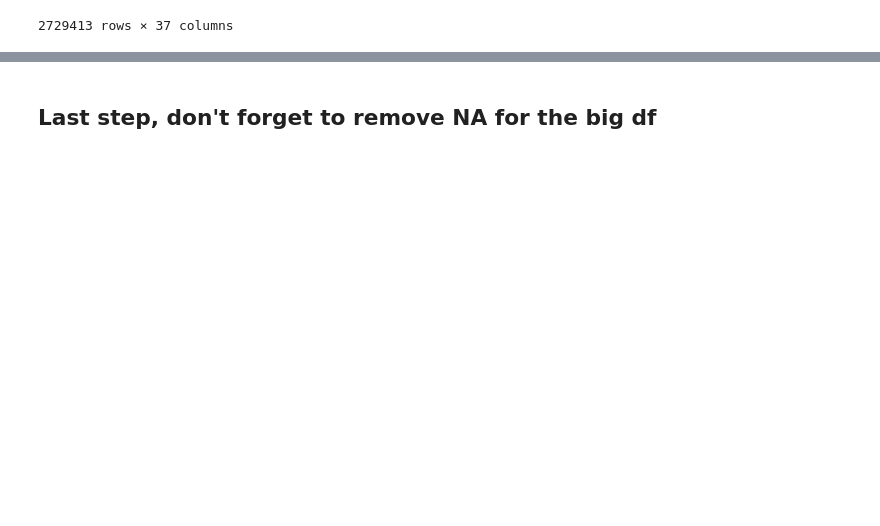
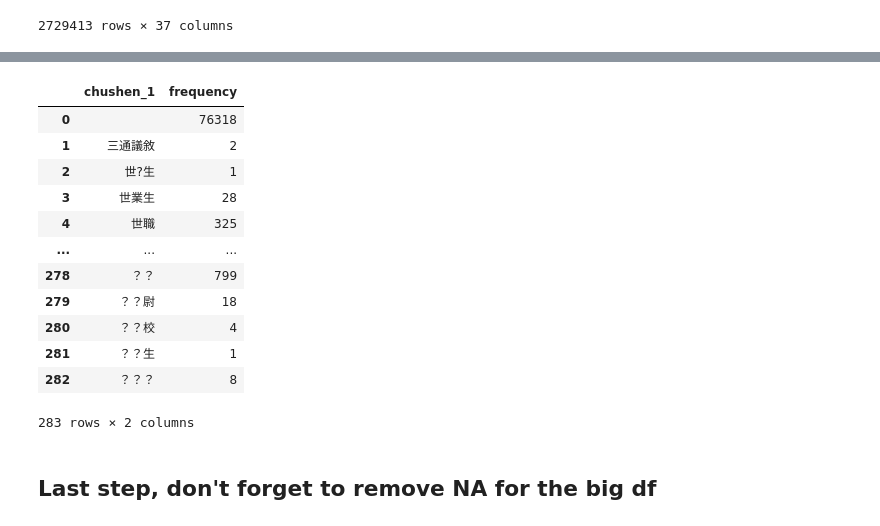
Before and after one commit to cbdb-project/Jinshenlu-20240725-Han-persons-not-in-CBDB_Hongsu, a Jupyter notebook: 6 Extract the cooked data/assign-labels-to-data.ipynb, the cells around one changed output, grey strips where cells are left out. Saved outputs shown, nothing was run; the diff lists cells and outputs as text; code cells hidden in the pictures; blank space fills up the shorter version.

```diff
--- a/6 Extract the cooked data/assign-labels-to-data.ipynb
+++ b/6 Extract the cooked data/assign-labels-to-data.ipynb
@@ -10,6 +10,8 @@ INPUT_CODE_OFFICE_FOR_OFFICE_WITH_ADDR_RESULT_PATH = "../../CGED DATA/code_offic
 INPUT_DATA = "../../CGED DATA/CGED-Q_new_person_essential_columns_only_variences_cleaned.csv"
 OUTPUT_DATA = "../../CGED DATA/CGED-Q_new_person_essential_columns_only_variences_cleaned_coded.csv"
 OUTPUT_SAMPEL_DATA = "../../CGED DATA/CGED-Q_new_person_essential_columns_only_variences_cleaned_coded_sample.xlsx"
+OUTPUT_PERSON_NAME = "../../CGED DATA/person_name.xlsx"
+OUTPUT_ENTRY_DATA = "../../CGED DATA/entry_data.xlsx"
 # %% [markdown]
 ## Import data
 # %%
@@ -737,3 +795,23 @@ df_new
+# %%
+# count the frequency of chushen_1, export chushen_1 with flag != f and frequency to the result
+df_chushen_1 = df_new[df_new["flag"] != "f"][["chushen_1", "flag"]]
+df_chushen_1_summary = df_chushen_1.groupby("chushen_1").size().reset_index(name='frequency')
+df_chushen_1_summary.to_excel(OUTPUT_ENTRY_DATA, index=False)
+df_chushen_1_summary
+# %% [output]
+|  | chushen_1 | frequency |
+| 0 |  | 76318 |
+| 1 | 三通議敘 | 2 |
+| 2 | 世?生 | 1 |
+| 3 | 世業生 | 28 |
+| 4 | 世職 | 325 |
+| ... | ... | ... |
+| 278 | ？？ | 799 |
+| 279 | ？？尉 | 18 |
+| 280 | ？？校 | 4 |
+| 281 | ？？生 | 1 |
+| 282 | ？？？ | 8 |
+283 rows × 2 columns
 # %%
 df_new.to_csv(OUTPUT_DATA, sep="\t", index=False)
 # %%
```
Also changed, not shown: parts of 12 cells of this notebook, 1 other file.
